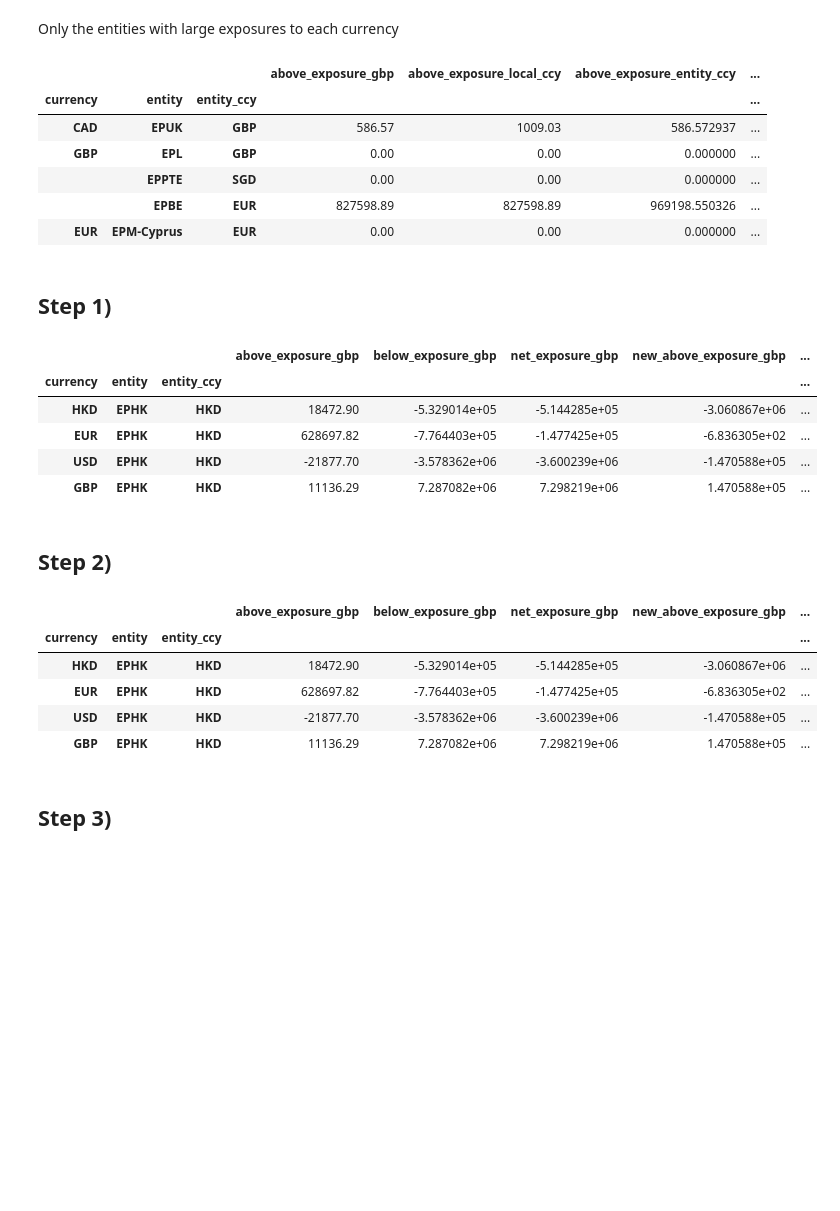
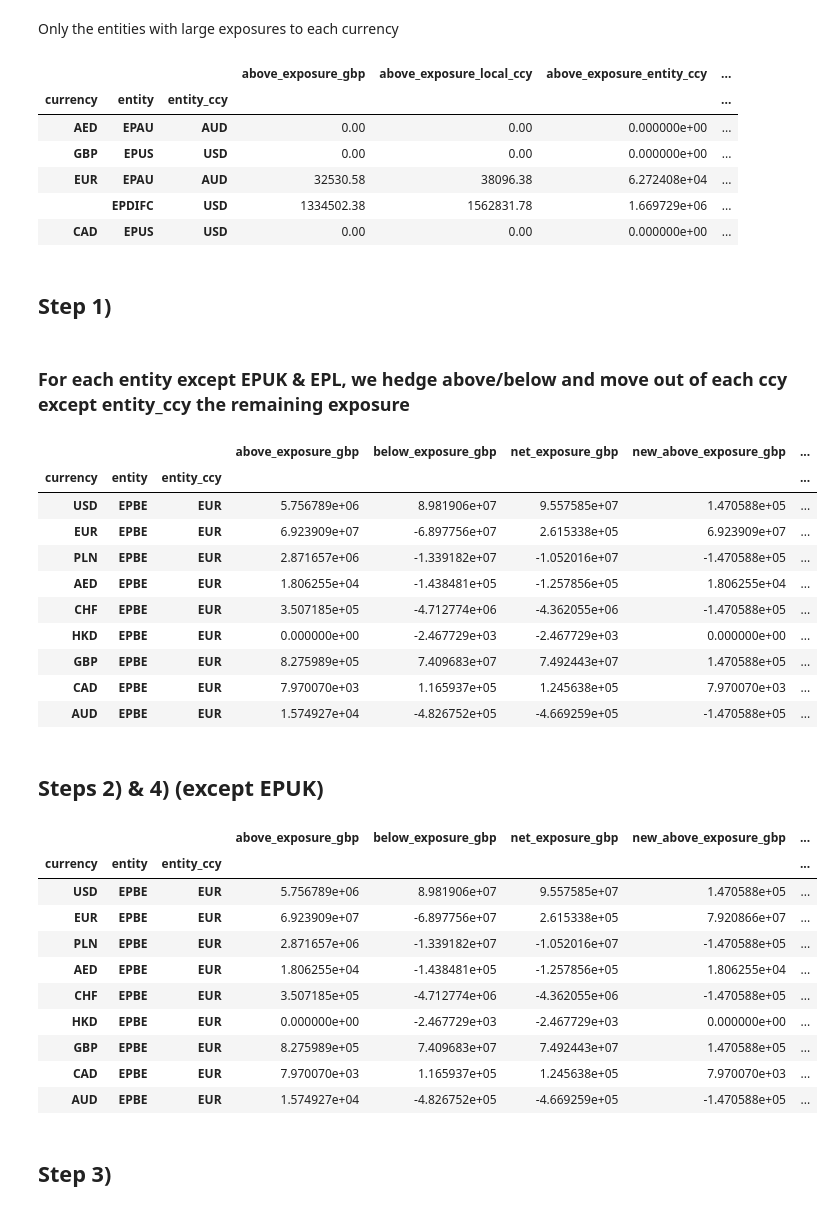
Before and after one commit to AndresMirelesEbury/fx_exposure, a Jupyter notebook: net_hedges.ipynb, the cells around one changed output. Saved outputs shown, nothing was run; the diff lists cells and outputs as text; code cells hidden in the pictures; blank space fills up the shorter version.

```diff
--- a/net_hedges.ipynb
+++ b/net_hedges.ipynb
@@ -72,4 +60,4 @@ exposures_entities
 # %% [markdown]
 Only the entities with large exposures to each currency
 # %%
-entity_threshold = group_threshold / (2 * exposures_entities.entity.unique().shape[0])
+entity_threshold = group_threshold / (2 * exposures_entities.index.get_level_values(1).unique().shape[0])
@@ -84,5 +70,5 @@ large_exposure_entities_currencies = exposures_entities[
 # %%
-exposures_entities = exposures_entities.loc[large_exposure_entities_currencies]
+# exposures_entities = exposures_entities.loc[large_exposure_entities_currencies]
 # %%
 def net_exposure(currency,entity,entity_ccy, above,above_local_ccy,above_entity_ccy,below,below_local_ccy,below_entity_ccy,threshold):
 
@@ -177,13 +163,15 @@ exposures_entities.head()
 # %% [output]
 |  |  |  | above_exposure_gbp | above_exposure_local_ccy | above_exposure_entity_ccy | ... |
 | currency | entity | entity_ccy |  |  |  | ... |
-| CAD | EPUK | GBP | 586.57 | 1009.03 | 586.572937 | ... |
-| GBP | EPL | GBP | 0.00 | 0.00 | 0.000000 | ... |
-|  | EPPTE | SGD | 0.00 | 0.00 | 0.000000 | ... |
-|  | EPBE | EUR | 827598.89 | 827598.89 | 969198.550326 | ... |
-| EUR | EPM-Cyprus | EUR | 0.00 | 0.00 | 0.000000 | ... |
+| AED | EPAU | AUD | 0.00 | 0.00 | 0.000000e+00 | ... |
+| GBP | EPUS | USD | 0.00 | 0.00 | 0.000000e+00 | ... |
+| EUR | EPAU | AUD | 32530.58 | 38096.38 | 6.272408e+04 | ... |
+|  | EPDIFC | USD | 1334502.38 | 1562831.78 | 1.669729e+06 | ... |
+| CAD | EPUS | USD | 0.00 | 0.00 | 0.000000e+00 | ... |
 # %% [markdown]
 ## Step 1)
+# %% [markdown]
+### For each entity except EPUK & EPL, we hedge above/below and move out of each ccy except entity_ccy the remaining exposure
 # %%
 import warnings
 
@@ -203,9 +191,9 @@ for entity in exposures_entities.index.get_level_values(1).unique():
             'new_below_exposure_gbp',
             'new_below_exposure_local_ccy',
             'new_below_exposure_entity_ccy',
-            'new_net_gbp',
-            'new_net_local_ccy',
-            'new_net_entity_ccy',
+            'new_net_exposure_gbp',
+            'new_net_exposure_local_ccy',
+            'new_net_exposure_entity_ccy',
             'internal_change_gbp',
             'internal_change_local_ccy',
             'internal_change_entity_ccy',
@@ -239,14 +227,19 @@ for entity in exposures_entities.index.get_level_values(1).unique():
 
     exposures_entities_net = pd.concat([exposures_entities_net,exposure_ent])
 # %%
-exposure_ent[[c for c in exposure_ent.columns if "ccy" not in c]]
+exposures_entities_net[exposures_entities_net.index.get_level_values(1)=="EPBE"][[c for c in exposure_ent.columns if "ccy" not in c]]
 # %% [output]
 |  |  |  | above_exposure_gbp | below_exposure_gbp | net_exposure_gbp | new_above_exposure_gbp | ... |
 | currency | entity | entity_ccy |  |  |  |  | ... |
-| HKD | EPHK | HKD | 18472.90 | -5.329014e+05 | -5.144285e+05 | -3.060867e+06 | ... |
-| EUR | EPHK | HKD | 628697.82 | -7.764403e+05 | -1.477425e+05 | -6.836305e+02 | ... |
-| USD | EPHK | HKD | -21877.70 | -3.578362e+06 | -3.600239e+06 | -1.470588e+05 | ... |
-| GBP | EPHK | HKD | 11136.29 | 7.287082e+06 | 7.298219e+06 | 1.470588e+05 | ... |
+| USD | EPBE | EUR | 5.756789e+06 | 8.981906e+07 | 9.557585e+07 | 1.470588e+05 | ... |
+| EUR | EPBE | EUR | 6.923909e+07 | -6.897756e+07 | 2.615338e+05 | 6.923909e+07 | ... |
+| PLN | EPBE | EUR | 2.871657e+06 | -1.339182e+07 | -1.052016e+07 | -1.470588e+05 | ... |
+| AED | EPBE | EUR | 1.806255e+04 | -1.438481e+05 | -1.257856e+05 | 1.806255e+04 | ... |
+| CHF | EPBE | EUR | 3.507185e+05 | -4.712774e+06 | -4.362055e+06 | -1.470588e+05 | ... |
+| HKD | EPBE | EUR | 0.000000e+00 | -2.467729e+03 | -2.467729e+03 | 0.000000e+00 | ... |
+| GBP | EPBE | EUR | 8.275989e+05 | 7.409683e+07 | 7.492443e+07 | 1.470588e+05 | ... |
+| CAD | EPBE | EUR | 7.970070e+03 | 1.165937e+05 | 1.245638e+05 | 7.970070e+03 | ... |
+| AUD | EPBE | EUR | 1.574927e+04 | -4.826752e+05 | -4.669259e+05 | -1.470588e+05 | ... |
-# %% [markdown]
-## Step 2)
+# %% [markdown]
+## Steps 2) & 4) (except EPUK)
 # %%
@@ -286,11 +319,16 @@ for entity in exposures_entities_net.index.get_level_values(1).unique():
 # %%
-exposure_ent[[c for c in exposure_ent.columns if "ccy" not in c]]
+exposures_entities_net_2[exposures_entities_net_2.index.get_level_values(1)=="EPBE"][[c for c in exposure_ent.columns if "ccy" not in c]]
 # %% [output]
 |  |  |  | above_exposure_gbp | below_exposure_gbp | net_exposure_gbp | new_above_exposure_gbp | ... |
 | currency | entity | entity_ccy |  |  |  |  | ... |
-| HKD | EPHK | HKD | 18472.90 | -5.329014e+05 | -5.144285e+05 | -3.060867e+06 | ... |
-| EUR | EPHK | HKD | 628697.82 | -7.764403e+05 | -1.477425e+05 | -6.836305e+02 | ... |
-| USD | EPHK | HKD | -21877.70 | -3.578362e+06 | -3.600239e+06 | -1.470588e+05 | ... |
-| GBP | EPHK | HKD | 11136.29 | 7.287082e+06 | 7.298219e+06 | 1.470588e+05 | ... |
+| USD | EPBE | EUR | 5.756789e+06 | 8.981906e+07 | 9.557585e+07 | 1.470588e+05 | ... |
+| EUR | EPBE | EUR | 6.923909e+07 | -6.897756e+07 | 2.615338e+05 | 7.920866e+07 | ... |
+| PLN | EPBE | EUR | 2.871657e+06 | -1.339182e+07 | -1.052016e+07 | -1.470588e+05 | ... |
+| AED | EPBE | EUR | 1.806255e+04 | -1.438481e+05 | -1.257856e+05 | 1.806255e+04 | ... |
+| CHF | EPBE | EUR | 3.507185e+05 | -4.712774e+06 | -4.362055e+06 | -1.470588e+05 | ... |
+| HKD | EPBE | EUR | 0.000000e+00 | -2.467729e+03 | -2.467729e+03 | 0.000000e+00 | ... |
+| GBP | EPBE | EUR | 8.275989e+05 | 7.409683e+07 | 7.492443e+07 | 1.470588e+05 | ... |
+| CAD | EPBE | EUR | 7.970070e+03 | 1.165937e+05 | 1.245638e+05 | 7.970070e+03 | ... |
+| AUD | EPBE | EUR | 1.574927e+04 | -4.826752e+05 | -4.669259e+05 | -1.470588e+05 | ... |
 # %% [markdown]
 ## Step 3)
```
Also changed, not shown: parts of 22 cells of this notebook.
